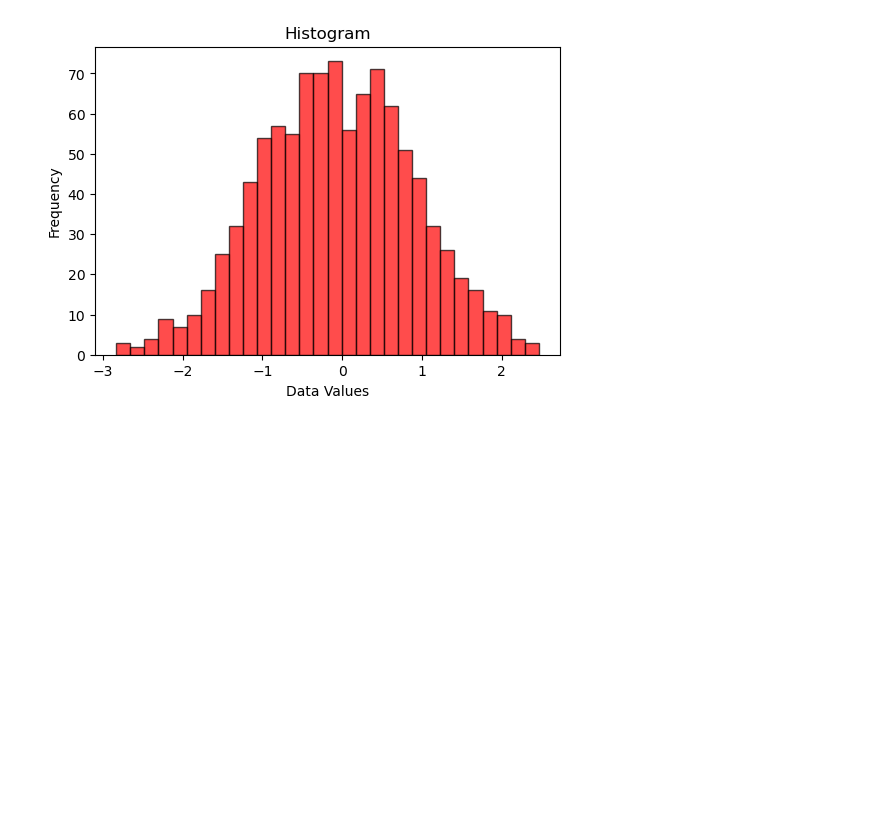
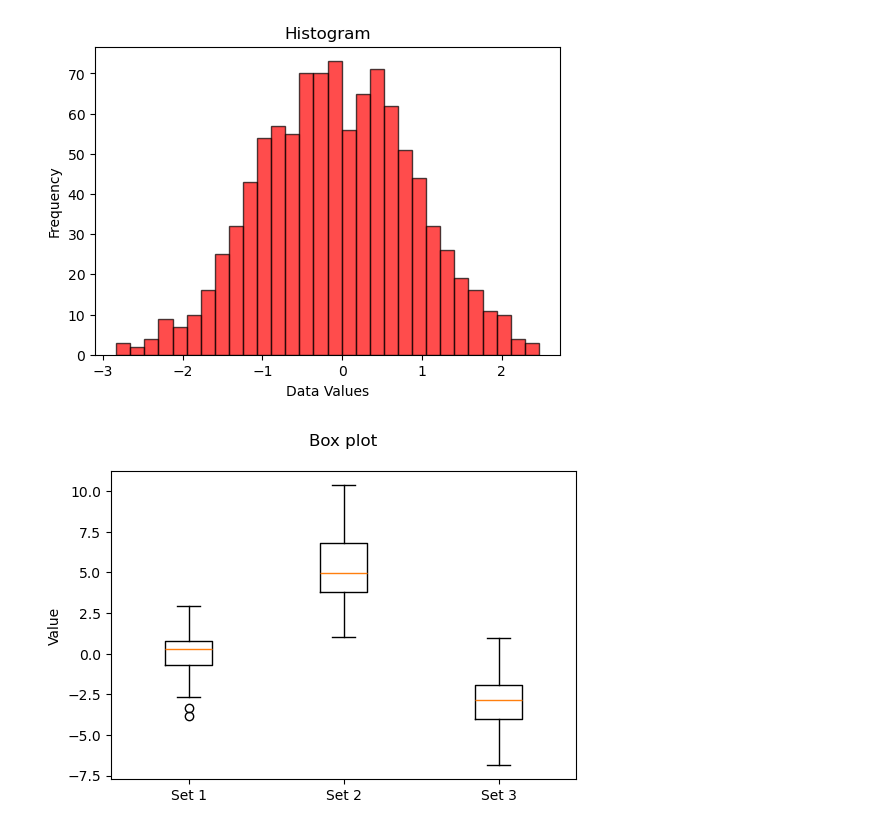
Before and after one commit to GShix/AI-with-Python, a Jupyter notebook: matplotlib.ipynb, the cells around one changed output. Drawn from its saved outputs; the diff is of its cells as text; code cells hidden in the pictures; blank space fills up the shorter version.

Commit message:
Box plot and Pie chart

```diff
--- a/matplotlib.ipynb
+++ b/matplotlib.ipynb
@@ -53,3 +53,15 @@ plt.ylabel("Frequency")
 plt.show()
 # %% [output]
 [figure]
+# %%
+#Box plot
+data1 = np.random.normal(0, 1, 100)
+data2 = np.random.normal(5, 2, 100)
+data3 = np.random.normal(-3, 1.5, 100)
+plt.figure(figsize = (6,4))
+plt.boxplot([data1, data2, data3], tick_labels = ['Set 1', 'Set 2', 'Set 3'])
+plt.title("Box plot\n")
+plt.ylabel("Value")
+plt.show()
+# %% [output]
+[figure, added]
```
Also changed, not shown: parts of 1 cell of this notebook.
